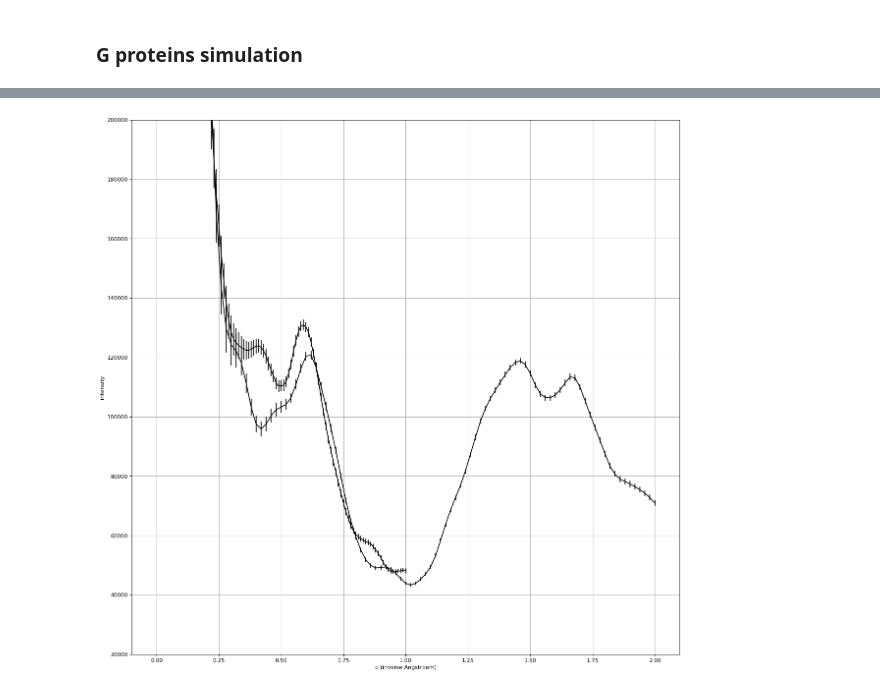
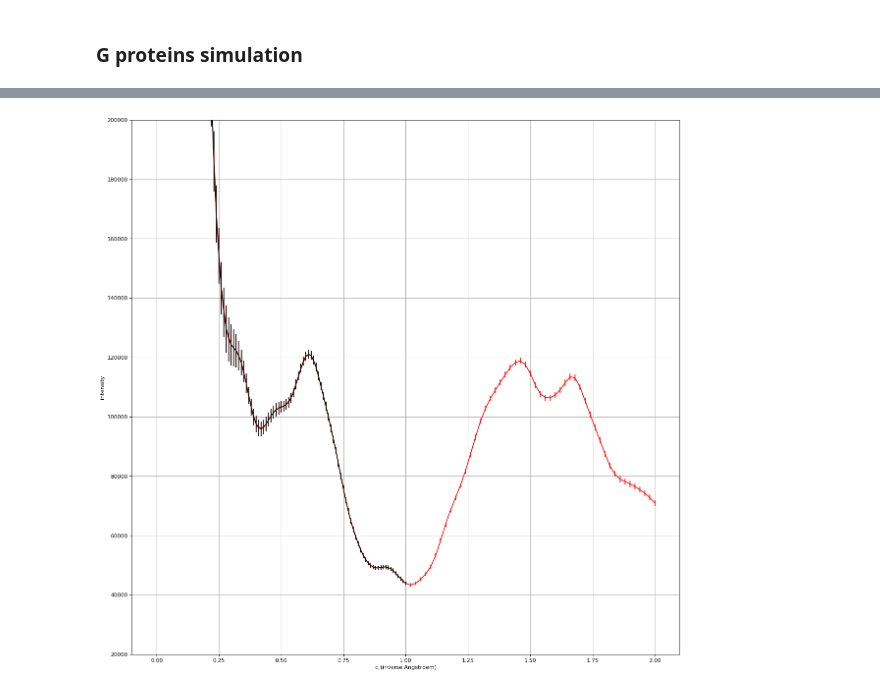
Before and after one commit to fredericpoitevin/trSAXS, a Jupyter notebook: docs/LR67.ipynb, the cells around one changed output, grey strips where cells are left out. Saved outputs shown, nothing was run; the diff lists cells and outputs as text; code cells hidden in the pictures.

```diff
--- a/docs/LR67.ipynb
+++ b/docs/LR67.ipynb
@@ -51,8 +51,8 @@ PDB model  | state | ligand | qmax | subtraction method | WAXSiS link | DENSS li
 <img src="Gprot.png">
 # %%
 # Data cleaning here
-filename='../LR67/waxsresults.1448064/intensity.dat'
-filename_out='../LR67/waxsresults.1448064/1gp2_fmt.dat'
+filename='../LR67/waxsresults.1448072/intensity.dat'
+filename_out='../LR67/waxsresults.1448072/1gdd_fmt.dat'
 data = genfromtxt(filename)
 filename='../LR67/waxsresults.1448062/intensity.dat'
 data2 = genfromtxt(filename)
@@ -60,13 +60,13 @@ np.savetxt(filename_out,data, fmt='%.18e', delimiter=' ')
 # %%
 plt.figure(figsize=(18, 18), dpi= 80, facecolor='w', edgecolor='k')
 #plt.subplot(121)
 plt.grid()
 plt.xlabel('q (inverse Angstroem)')
 plt.ylabel('intensity')
 plt.ylim(2e4,2e5)
 #plt.xlim(0.2,1.5)
+plt.errorbar(data2[:,0],data2[:,1],yerr=data2[:,2],color='red')
 plt.errorbar(data[:,0],data[:,1],yerr=data[:,2],color='black')
-plt.errorbar(data2[:,0],data2[:,1],yerr=data2[:,2],color='black')
 plt.show()
 # %% [output]
-[figure, old version]
+[figure, new version]
```
Also changed, not shown: parts of 1 cell of this notebook, 3 other files.
